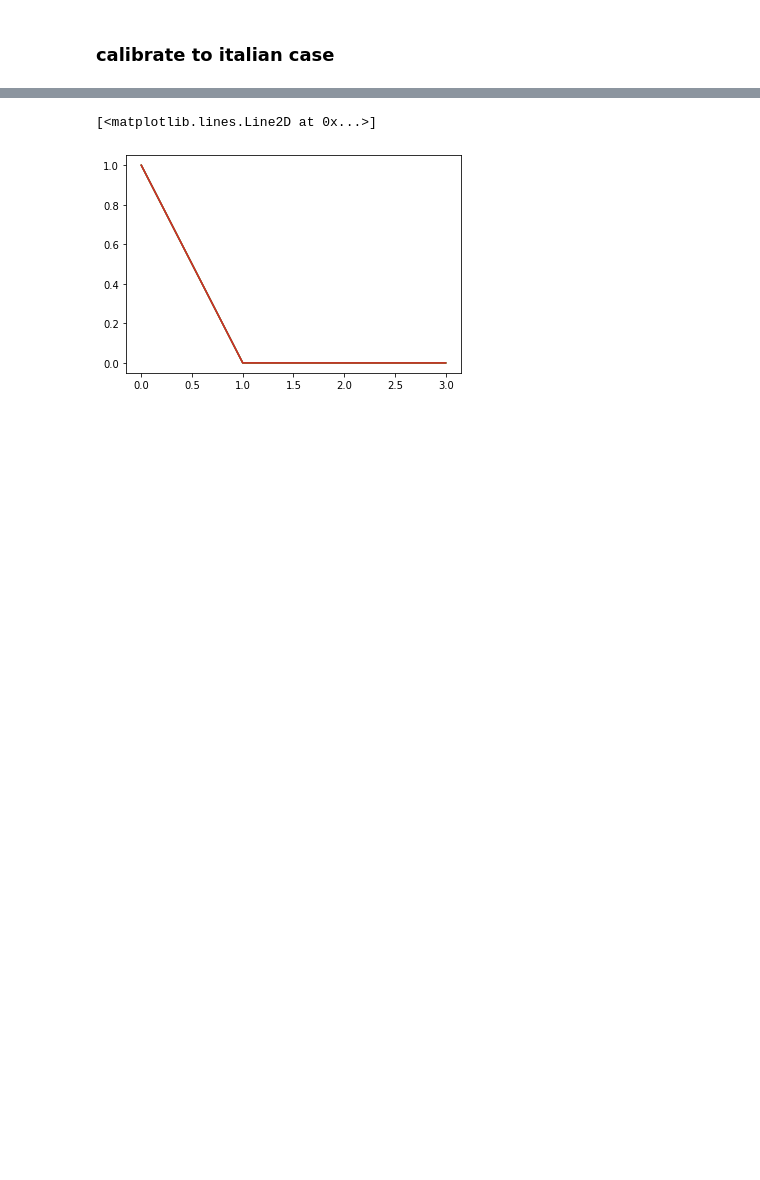
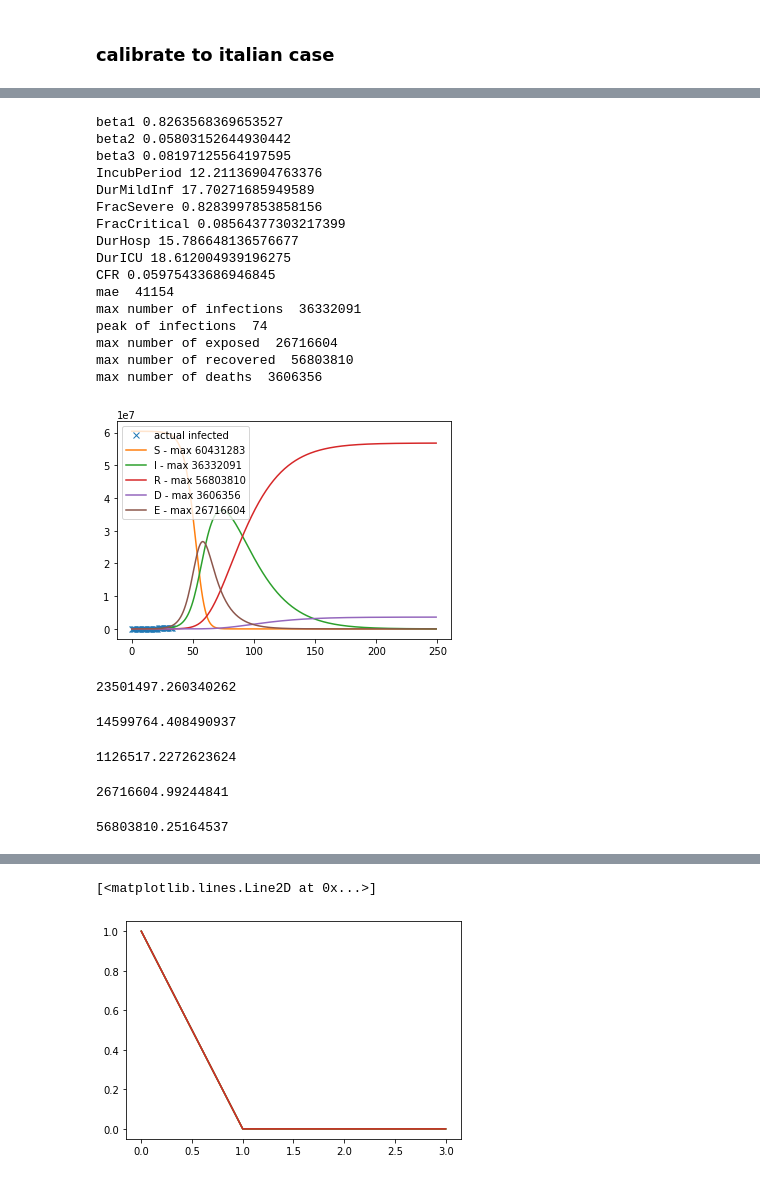
Before and after one commit to mspadaccino/COVID-19, a Jupyter notebook: notebooks/SIRD model.ipynb, the cells around one changed output, grey strips where cells are left out. Saved outputs shown, nothing was run; the diff lists cells and outputs as text; code cells hidden in the pictures; blank space fills up the shorter version.

```diff
--- a/notebooks/SIRD model.ipynb
+++ b/notebooks/SIRD model.ipynb
@@ -615,0 +676,79 @@ max number of deaths  29
+# %%
+cases_multiplier = 5
+deaths_multiplier = 2
+df = pd.read_csv('../data/dpc-covid19-ita-andamento-nazionale.csv').drop('stato',1)
+N = 60431283
+I10 = cases_multiplier*df['totale_attualmente_positivi'].iloc[0]
+y_fit = cases_multiplier*df['totale_attualmente_positivi'] + deaths_multiplier*df['deceduti'].values
+I20 = 0
+I30 = 0
+R0 = 0
+E0 = 0
+D0 = 0
+S0 = N - E0 - I10 - I20 - I30 - R0 - D0
+time_range = range(250)
+beta1, beta2, beta3, IncubPeriod, DurMildInf, FracSevere, FracCritical,  DurHosp, DurICU, CFR = calibrate_SEIIIRD(
+    y_fit = y_fit,
+    S0 = S0,
+    I10 = I10,
+    I20 = I20,
+    I30 = I30,
+    R0 = R0,
+    E0 = E0,
+    D0 = D0,
+    time_horizon = 365,
+    bounds= [
+        (0, .9), #beta1
+        (0, .1), #beta2
+        (0, .1), #beta3
+        (1, 30), #IncubPeriod
+        (1, 30), #DurMildInf
+        (0, 1), #FracSevere
+        (0, 0.1),#FracCritical
+        (1, 30), #DurHosp
+        (1, 30), #DurICU
+        (0, 0.1), #CFR
+       ],
+    use_differential_evolution = False)
+S, E, I, I1, I2, I3, R, D  = plot_SEIIIRD(time_range, N, E0, I10, I20, I30,
+                                          R0, D0, beta1, beta2, beta3,
+            IncubPeriod, DurMildInf, FracSevere, FracCritical, DurHosp,
+            DurICU, CFR, y_actual=y_fit, output = ['S', 'I', 'R', 'D', 'E'])
+# %% [output]
+beta1 0.8263568369653527
+beta2 0.05803152644930442
+beta3 0.08197125564197595
+IncubPeriod 12.21136904763376
+DurMildInf 17.70271685949589
+FracSevere 0.8283997853858156
+FracCritical 0.08564377303217399
+DurHosp 15.786648136576677
+DurICU 18.612004939196275
+CFR 0.05975433686946845
+mae  41154
+max number of infections  36332091
+peak of infections  74
+max number of exposed  26716604
+max number of recovered  56803810
+max number of deaths  3606356
+[figure, added]
+# %%
+I1.max()
+# %% [output]
+23501497.260340262
+# %%
+I2.max()
+# %% [output]
+14599764.408490937
+# %%
+I3.max()
+# %% [output]
+1126517.2272623624
+# %%
+E.max()
+# %% [output]
+26716604.99244841
+# %%
+R.max()
+# %% [output]
+56803810.25164537
```
Also changed, not shown: parts of 18 cells of this notebook, 3 other files.
